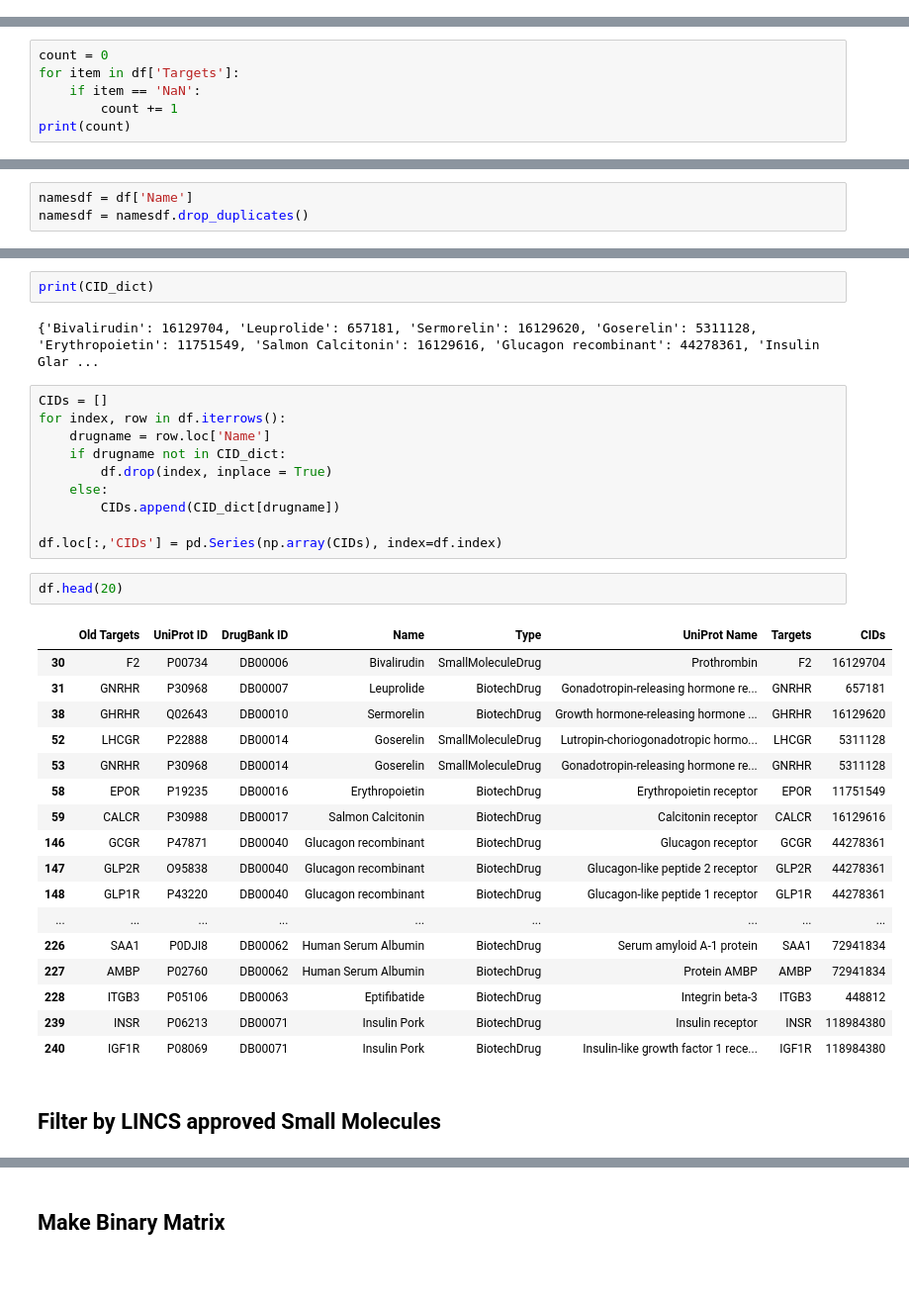
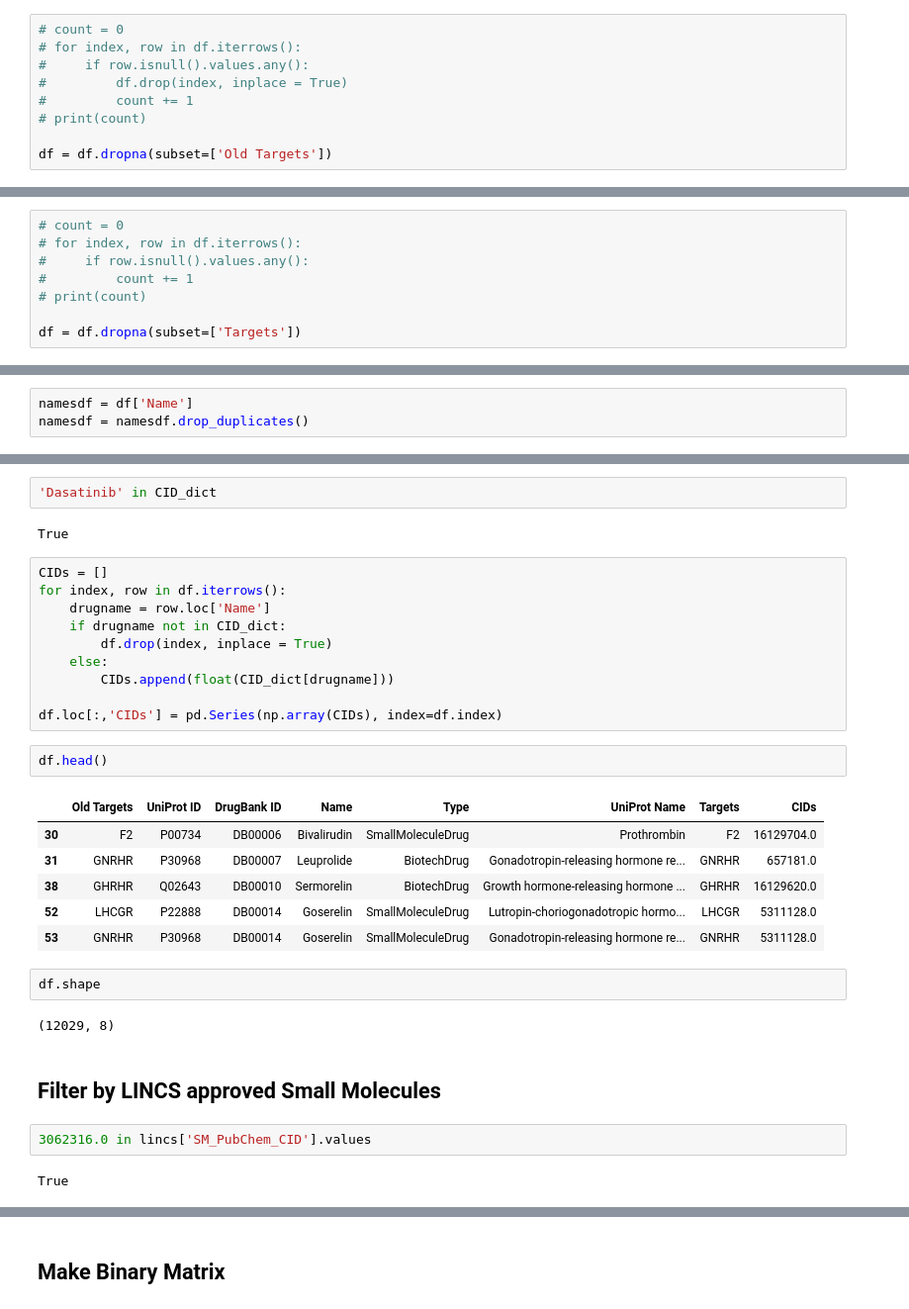
Before and after one commit to MaayanLab/DrugSetLibrary, a Jupyter notebook: DrugBank_targets.ipynb, the cells around one changed output, grey strips where cells are left out. Shown at 99% size. Drawn from its saved outputs; the diff is of its cells as text; blank space fills up the shorter version.

```diff
--- a/DrugBank_targets.ipynb
+++ b/DrugBank_targets.ipynb
@@ -117,2 +123,11 @@ df.head(4)
+# %%
+# count = 0
+# for index, row in df.iterrows():
+#     if row.isnull().values.any():
+#         df.drop(index, inplace = True)
+#         count += 1
+# print(count)
+
+df = df.dropna(subset=['Old Targets'])
 # %% [markdown]
 ## Update Target Names
@@ -159,8 +150,10 @@ df.reset_index(inplace=True)
 # %%
 df = df.rename(index=str, columns = {'Updated Targets':'Targets'})
 # %%
-count = 0
-for item in df['Targets']:
-    if item == 'NaN':
-        count += 1
-print(count)
+# count = 0
+# for index, row in df.iterrows():
+#     if row.isnull().values.any():
+#         count += 1
+# print(count)
+
+df = df.dropna(subset=['Targets'])
@@ -254,7 +212,7 @@ TypeError: unhashable type: 'slice'
-# %%
-print(CID_dict)
-# %% [output]
-{'Bivalirudin': 16129704, 'Leuprolide': 657181, 'Sermorelin': 16129620, 'Goserelin': 5311128, 'Erythropoietin': 11751549, 'Salmon Calcitonin': 16129616, 'Glucagon recombinant': 44278361, 'Insulin Glar ...
+# %%
+'Dasatinib' in CID_dict
+# %% [output]
+True
 # %%
 CIDs = []
 for index, row in df.iterrows():
@@ -262,28 +220,25 @@ for index, row in df.iterrows():
     if drugname not in CID_dict:
         df.drop(index, inplace = True)
     else:
-        CIDs.append(CID_dict[drugname])
+        CIDs.append(float(CID_dict[drugname]))
 
 df.loc[:,'CIDs'] = pd.Series(np.array(CIDs), index=df.index)
 # %%
-df.head(20)
+df.head()
 # %% [output]
 |  | Old Targets | UniProt ID | DrugBank ID | Name | Type | UniProt Name | Targets | CIDs |
-| 30 | F2 | P00734 | DB00006 | Bivalirudin | SmallMoleculeDrug | Prothrombin | F2 | 16129704 |
-| 31 | GNRHR | P30968 | DB00007 | Leuprolide | BiotechDrug | Gonadotropin-releasing hormone re... | GNRHR | 657181 |
-| 38 | GHRHR | Q02643 | DB00010 | Sermorelin | BiotechDrug | Growth hormone-releasing hormone ... | GHRHR | 16129620 |
-| 52 | LHCGR | P22888 | DB00014 | Goserelin | SmallMoleculeDrug | Lutropin-choriogonadotropic hormo... | LHCGR | 5311128 |
-| 53 | GNRHR | P30968 | DB00014 | Goserelin | SmallMoleculeDrug | Gonadotropin-releasing hormone re... | GNRHR | 5311128 |
-| 58 | EPOR | P19235 | DB00016 | Erythropoietin | BiotechDrug | Erythropoietin receptor | EPOR | 11751549 |
-| 59 | CALCR | P30988 | DB00017 | Salmon Calcitonin | BiotechDrug | Calcitonin receptor | CALCR | 16129616 |
-| 146 | GCGR | P47871 | DB00040 | Glucagon recombinant | BiotechDrug | Glucagon receptor | GCGR | 44278361 |
-| 147 | GLP2R | O95838 | DB00040 | Glucagon recombinant | BiotechDrug | Glucagon-like peptide 2 receptor | GLP2R | 44278361 |
-| 148 | GLP1R | P43220 | DB00040 | Glucagon recombinant | BiotechDrug | Glucagon-like peptide 1 receptor | GLP1R | 44278361 |
-| ... | ... | ... | ... | ... | ... | ... | ... | ... |
-| 226 | SAA1 | P0DJI8 | DB00062 | Human Serum Albumin | BiotechDrug | Serum amyloid A-1 protein | SAA1 | 72941834 |
-| 227 | AMBP | P02760 | DB00062 | Human Serum Albumin | BiotechDrug | Protein AMBP | AMBP | 72941834 |
-| 228 | ITGB3 | P05106 | DB00063 | Eptifibatide | BiotechDrug | Integrin beta-3 | ITGB3 | 448812 |
-| 239 | INSR | P06213 | DB00071 | Insulin Pork | BiotechDrug | Insulin receptor | INSR | 118984380 |
-| 240 | IGF1R | P08069 | DB00071 | Insulin Pork | BiotechDrug | Insulin-like growth factor 1 rece... | IGF1R | 118984380 |
+| 30 | F2 | P00734 | DB00006 | Bivalirudin | SmallMoleculeDrug | Prothrombin | F2 | 16129704.0 |
+| 31 | GNRHR | P30968 | DB00007 | Leuprolide | BiotechDrug | Gonadotropin-releasing hormone re... | GNRHR | 657181.0 |
+| 38 | GHRHR | Q02643 | DB00010 | Sermorelin | BiotechDrug | Growth hormone-releasing hormone ... | GHRHR | 16129620.0 |
+| 52 | LHCGR | P22888 | DB00014 | Goserelin | SmallMoleculeDrug | Lutropin-choriogonadotropic hormo... | LHCGR | 5311128.0 |
+| 53 | GNRHR | P30968 | DB00014 | Goserelin | SmallMoleculeDrug | Gonadotropin-releasing hormone re... | GNRHR | 5311128.0 |
+# %%
+df.shape
+# %% [output]
+(12029, 8)
 # %% [markdown]
 ## Filter by LINCS approved Small Molecules
+# %%
+3062316.0 in lincs['SM_PubChem_CID'].values
+# %% [output]
+True
```
Also changed, not shown: parts of 23 cells of this notebook.
